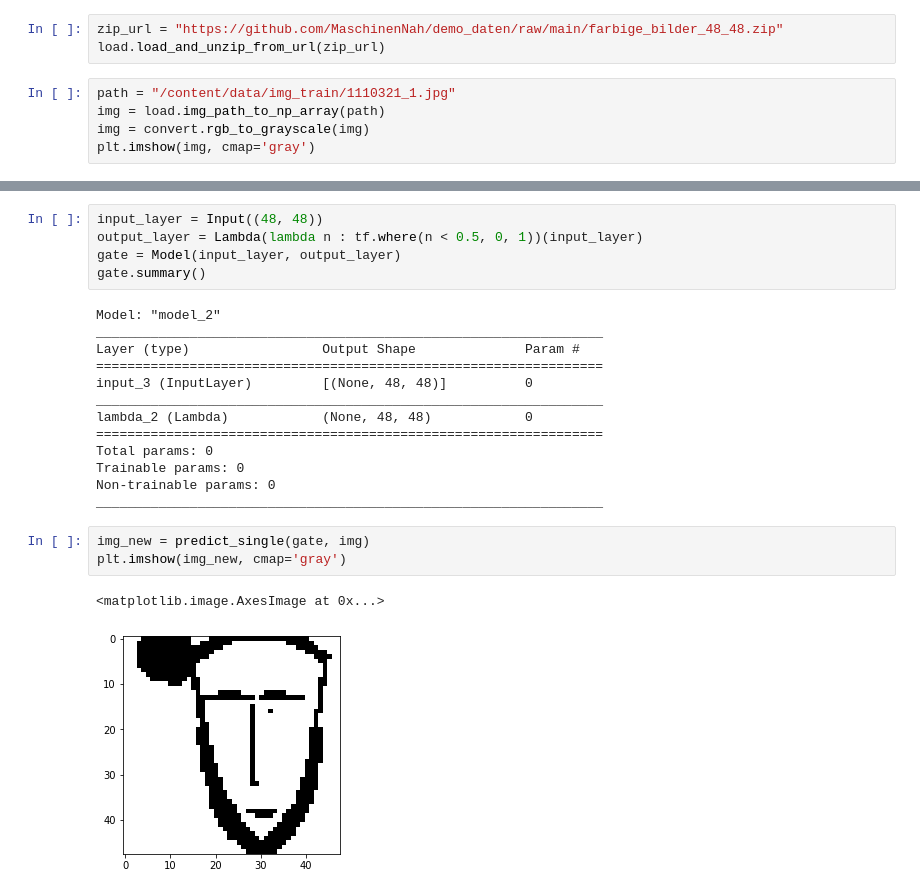
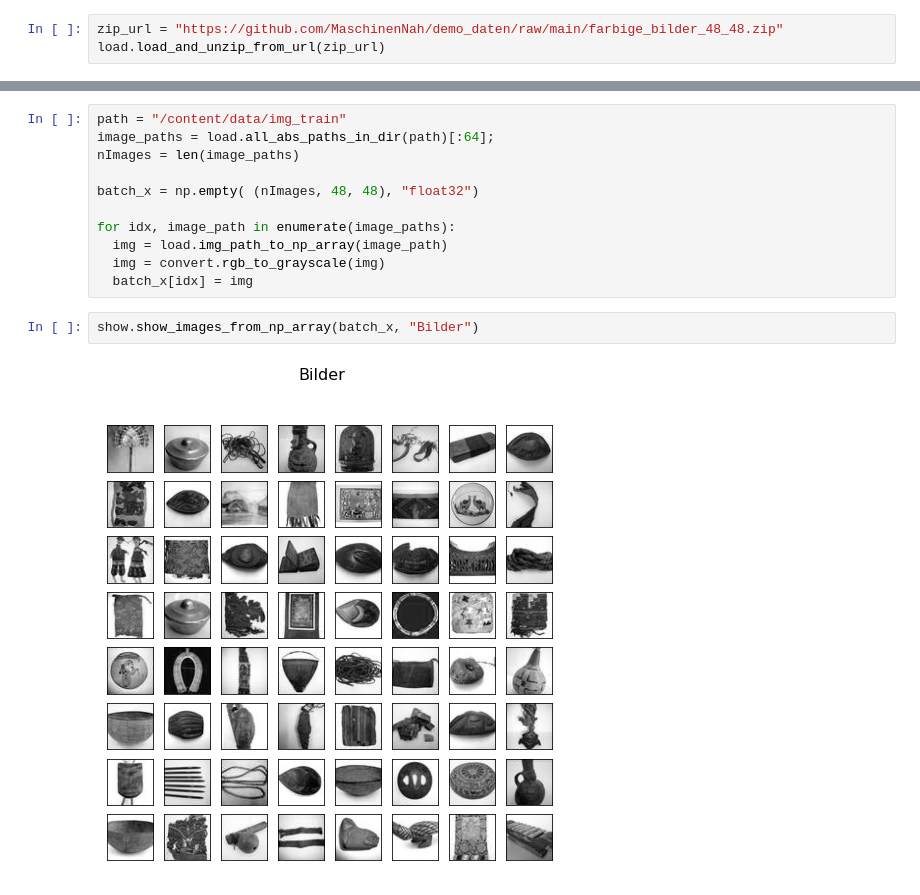
Before and after one commit to MaschinenNah/MachineLearningKochbuch03_LambdaSchichten, a Jupyter notebook: Kantenerkennung_mit_Tensoren.ipynb, the cells around one changed output, grey strips where cells are left out. Saved outputs shown, nothing was run; the diff lists cells and outputs as text.

```diff
--- a/Kantenerkennung_mit_Tensoren.ipynb
+++ b/Kantenerkennung_mit_Tensoren.ipynb
@@ -36,8 +36,3 @@ Resolving deltas: 100% (56/56), done.
 # %%
 zip_url = "https://github.com/MaschinenNah/demo_daten/raw/main/farbige_bilder_48_48.zip"
 load.load_and_unzip_from_url(zip_url)
-# %%
-path = "/content/data/img_train/1110321_1.jpg"
-img = load.img_path_to_np_array(path)
-img = convert.rgb_to_grayscale(img)
-plt.imshow(img, cmap='gray')
@@ -71,24 +39,15 @@ plt.imshow(img_new, cmap='gray')
-# %%
-input_layer = Input((48, 48))
-output_layer = Lambda(lambda n : tf.where(n < 0.5, 0, 1))(input_layer)
-gate = Model(input_layer, output_layer)
-gate.summary()
-# %% [output]
-Model: "model_2"
-_________________________________________________________________
-Layer (type)                 Output Shape              Param #
-=================================================================
-input_3 (InputLayer)         [(None, 48, 48)]          0
-_________________________________________________________________
-lambda_2 (Lambda)            (None, 48, 48)            0
-=================================================================
-Total params: 0
-Trainable params: 0
-Non-trainable params: 0
-_________________________________________________________________
-# %%
-img_new = predict_single(gate, img)
-plt.imshow(img_new, cmap='gray')
-# %% [output]
-<matplotlib.image.AxesImage at 0x...>
-[figure, removed]
+# %%
+path = "/content/data/img_train"
+image_paths = load.all_abs_paths_in_dir(path)[:64];
+nImages = len(image_paths)
+
+batch_x = np.empty( (nImages, 48, 48), "float32")
+
+for idx, image_path in enumerate(image_paths):
+  img = load.img_path_to_np_array(image_path)
+  img = convert.rgb_to_grayscale(img)
+  batch_x[idx] = img
+# %%
+show.show_images_from_np_array(batch_x, "Bilder")
+# %% [output]
+[figure, added]
```
Also changed, not shown: parts of 8 cells of this notebook.
